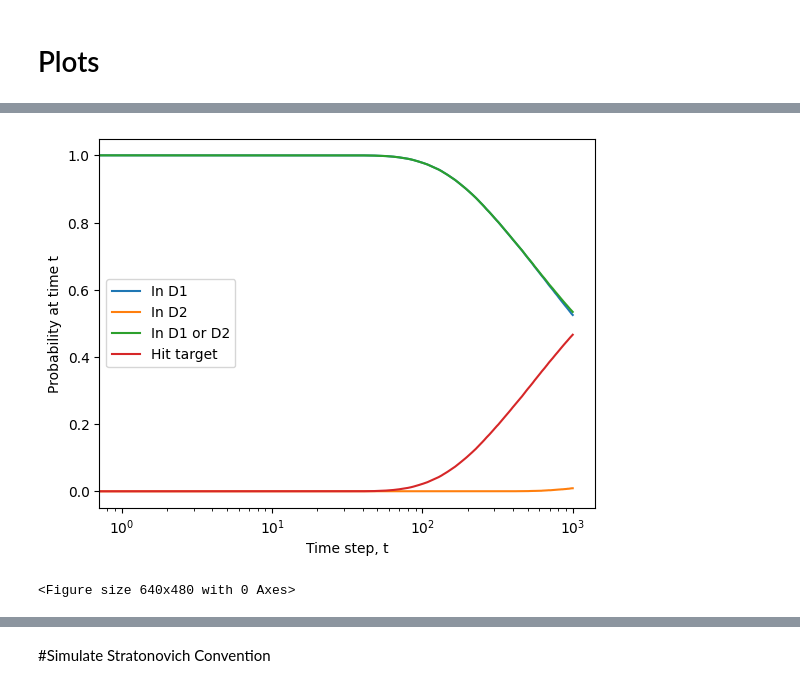
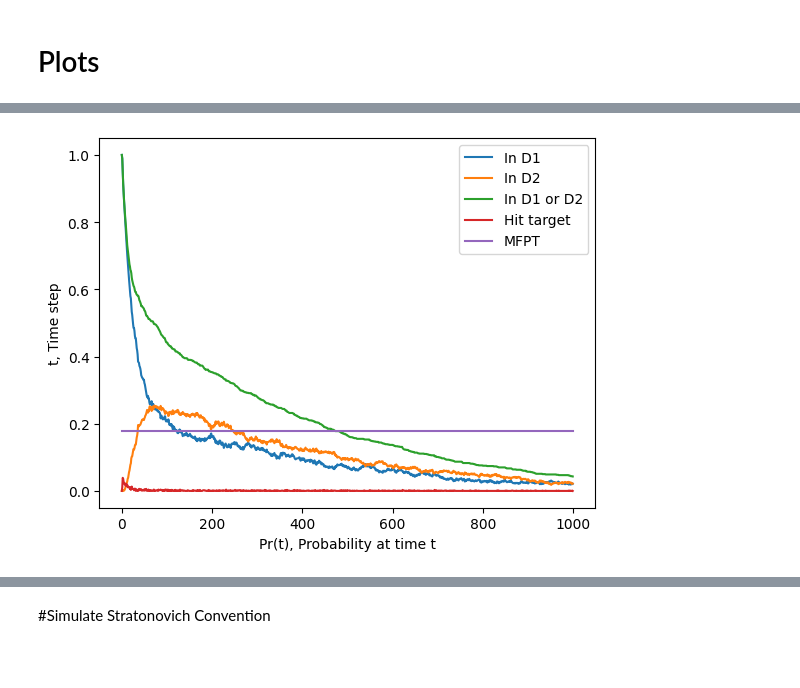
Before and after one commit to shreeganeshasharma/ParticleSimulations, a Jupyter notebook: 2DWithPores.ipynb, the cells around one changed output, grey strips where cells are left out. Cells and saved outputs as stored; diff of their text form; code cells hidden in the pictures; blank space fills up the shorter version.

```diff
--- a/2DWithPores.ipynb
+++ b/2DWithPores.ipynb
@@ -5,6 +8,12 @@
 # %% [markdown]
 # Initialization
 # %%
+"""
+Aim : To simulate distribution of mean first passage times in 2D Heterogeneous media with pores
+Source : https://journals.aps.org/prl/abstract/10.1103/PhysRevLett.115.240601
+Author : Shree Ganesha Sharma.M.S
+Date : 25-July-2023
+"""
 #necessary libraries
 import time
 import math
@@ -13,18 +22,18 @@ from scipy.stats import bernoulli
 import matplotlib.pyplot as plt
 
 #Brownian motion parameters
-#Dimensions - 1, 2 or 3
+#Dimensions - 2, 3 or higher
 dim = 1
 #Time step
 dt = 0.001
 #Number of steps
 nums = 1000
 #Number of particles
-nump = 100000
+nump = 1000
 #Radius of the inner ball, reflecting boundary with pores
-R1 = 5
+R1 = 0.5
 #Radius of the outer ball, completely reflecting boundary
-R2 = 10
+R2 = 1
 #Diffusivity of inner medium
 D1 = 1
 #Diffusivity of outer medium
@@ -51,9 +60,9 @@ dX1s = np.sqrt(2*D1*dt)*Eps
 dX2s = np.sqrt(2*D2*dt)*Eps
 
 #nump particles starting at init
-Init1D = np.tile(np.array([2]), nump)
-Init2D = np.tile(np.array([[2], [0]]), nump)
-Init3D = np.tile(np.array([[2], [0], [0]]), nump)
+Init1D = np.tile(np.array([.2]), nump)
+Init2D = np.tile(np.array([[.2], [0]]), nump)
+Init3D = np.tile(np.array([[.2], [0], [0]]), nump)
 
 """Initialize X[:, 0] here
 Initialize counts for t=0"""
@@ -125,29 +247,25 @@ nump =  100000 nums =  1000 --- 2290.6752870082855 seconds ---
 # %%
 #Probability of finding a particle in medium1 or medium2 or hiting the target
 count1 = np.zeros(nums)
 count2 = np.zeros(nums)
 count3 = np.zeros(nums)
 for t in range(nums):
-  count3[t] = np.count_nonzero((0 < Y[:, t, :].flatten()) & (Y[:, t, :].flatten() < R))
-  count1[t] = np.count_nonzero((R < Y[:, t, :].flatten()) & (Y[:, t, :].flatten() < R1))
-  count2[t] = np.count_nonzero((R1 < Y[:, t, :].flatten()) & (Y[:, t, :].flatten() < R2))
+  for p in range(nump):
+    count3[t] += np.count_nonzero((0 < np.linalg.norm(Y[:, t, p])) & (np.linalg.norm(Y[:, t, p]) < R))
+    count1[t] += np.count_nonzero((R < np.linalg.norm(Y[:, t, p])) & (np.linalg.norm(Y[:, t, p]) < R1))
+    count2[t] += np.count_nonzero((R1 < np.linalg.norm(Y[:, t, p])) & (np.linalg.norm(Y[:, t, p]) < R2))
 
-plt.xscale("log")
+xticks = np.linspace(1/nums, 1, nums)
+yticks = np.linspace(1/nums, 1, nums)
+
 plt.plot(count1/nump)
 plt.plot(count2/nump)
 plt.plot((count1 + count2)/nump)
 plt.plot(count3/nump)
-#plt.plot(np.tile(MFPT/nums, nums))
+plt.plot(np.tile(MFPT/nums, nums))
 plt.legend(["In D1", "In D2", "In D1 or D2", "Hit target","MFPT"])
-plt.xlabel("Time step, t")
-plt.ylabel("Probability at time t")
+plt.ylabel("t, Time step")
+plt.xlabel("Pr(t), Probability at time t")
 plt.show()
-plt.savefig('/content/drive/MyDrive/Images/Prob_Ito_1_10.png')
-
-#At dt = 0.001 and nums = 1000, nump = 5000,
-#Half the number of particles are still in D1 at the end of simulation.
-#Increase dt to 0.01
-#Gaphs look similar
 # %% [output]
-[figure, old version]
+[figure, new version]
-<Figure size 640x480 with 0 Axes>
```
Also changed, not shown: parts of 9 cells of this notebook.
